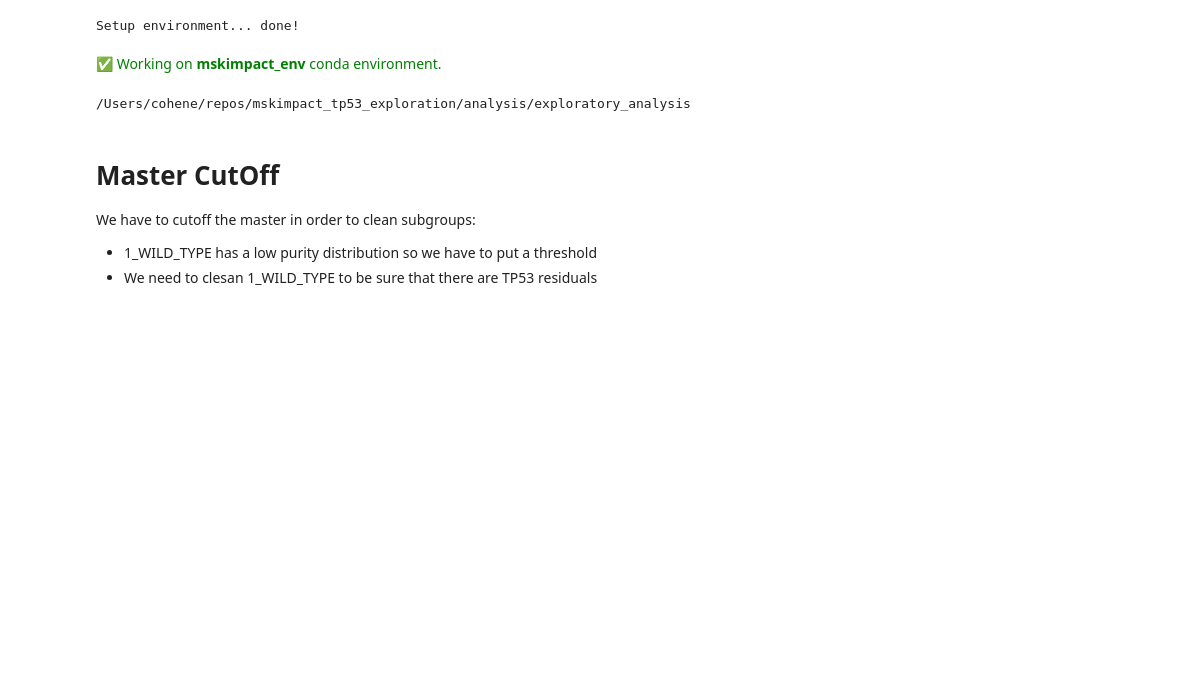
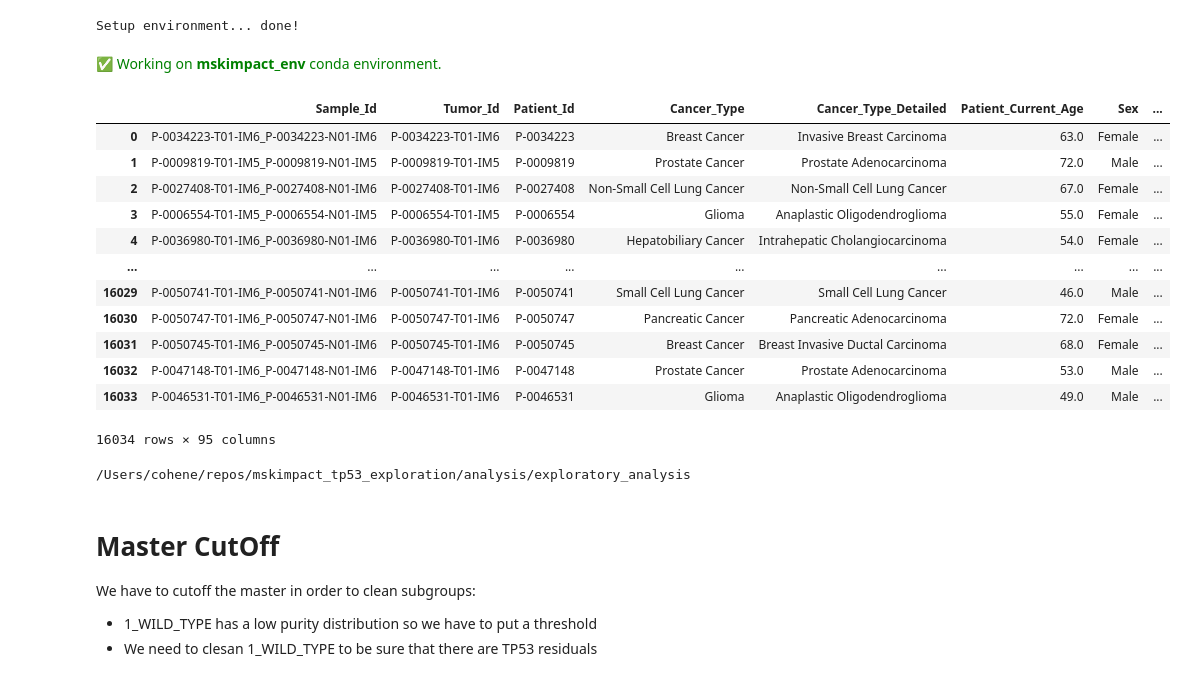
Before and after one commit to emilecohen/mskimpact_tp53_exploration, a Jupyter notebook: analysis/exploratory_analysis/tp53_mut_loh_status.ipynb, the cells around one changed output. Saved outputs shown, nothing was run; the diff lists cells and outputs as text; code cells hidden in the pictures; blank space fills up the shorter version.

```diff
--- a/analysis/exploratory_analysis/tp53_mut_loh_status.ipynb
+++ b/analysis/exploratory_analysis/tp53_mut_loh_status.ipynb
@@ -45,6 +45,22 @@ def get_statistics(df: pd.DataFrame, group:str, metrics: str, group_list: list):
 # Load the masters
 master_no_wgd = pd.read_pickle(data_path + 'impact-facets-tp53/processed/no_wgd/master_no_wgd.pkl')
 master_wgd = pd.read_pickle(data_path + 'impact-facets-tp53/processed/wgd/master_wgd.pkl')
+# %%
+master_no_wgd
+# %% [output]
+|  | Sample_Id | Tumor_Id | Patient_Id | Cancer_Type | Cancer_Type_Detailed | Patient_Current_Age | Sex | ... |
+| 0 | P-0034223-T01-IM6_P-0034223-N01-IM6 | P-0034223-T01-IM6 | P-0034223 | Breast Cancer | Invasive Breast Carcinoma | 63.0 | Female | ... |
+| 1 | P-0009819-T01-IM5_P-0009819-N01-IM5 | P-0009819-T01-IM5 | P-0009819 | Prostate Cancer | Prostate Adenocarcinoma | 72.0 | Male | ... |
+| 2 | P-0027408-T01-IM6_P-0027408-N01-IM6 | P-0027408-T01-IM6 | P-0027408 | Non-Small Cell Lung Cancer | Non-Small Cell Lung Cancer | 67.0 | Female | ... |
+| 3 | P-0006554-T01-IM5_P-0006554-N01-IM5 | P-0006554-T01-IM5 | P-0006554 | Glioma | Anaplastic Oligodendroglioma | 55.0 | Female | ... |
+| 4 | P-0036980-T01-IM6_P-0036980-N01-IM6 | P-0036980-T01-IM6 | P-0036980 | Hepatobiliary Cancer | Intrahepatic Cholangiocarcinoma | 54.0 | Female | ... |
+| ... | ... | ... | ... | ... | ... | ... | ... | ... |
+| 16029 | P-0050741-T01-IM6_P-0050741-N01-IM6 | P-0050741-T01-IM6 | P-0050741 | Small Cell Lung Cancer | Small Cell Lung Cancer | 46.0 | Male | ... |
+| 16030 | P-0050747-T01-IM6_P-0050747-N01-IM6 | P-0050747-T01-IM6 | P-0050747 | Pancreatic Cancer | Pancreatic Adenocarcinoma | 72.0 | Female | ... |
+| 16031 | P-0050745-T01-IM6_P-0050745-N01-IM6 | P-0050745-T01-IM6 | P-0050745 | Breast Cancer | Breast Invasive Ductal Carcinoma | 68.0 | Female | ... |
+| 16032 | P-0047148-T01-IM6_P-0047148-N01-IM6 | P-0047148-T01-IM6 | P-0047148 | Prostate Cancer | Prostate Adenocarcinoma | 53.0 | Male | ... |
+| 16033 | P-0046531-T01-IM6_P-0046531-N01-IM6 | P-0046531-T01-IM6 | P-0046531 | Glioma | Anaplastic Oligodendroglioma | 49.0 | Male | ... |
+16034 rows × 95 columns
 # %%
 !pwd
 # %% [output]
```
Also changed, not shown: 14 other files.
